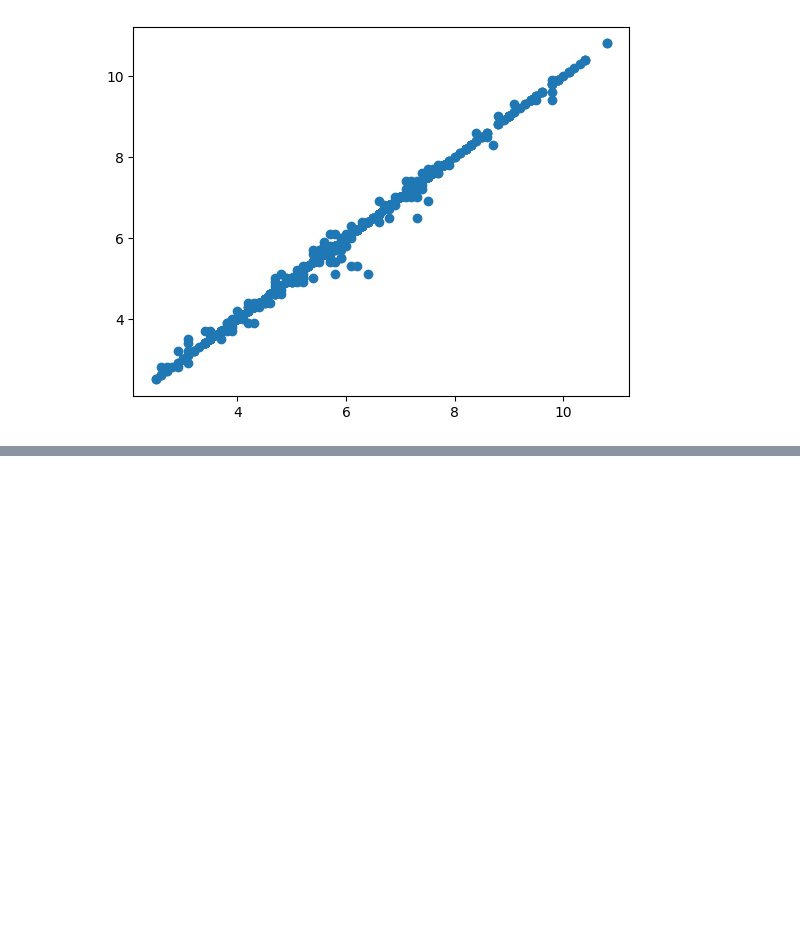
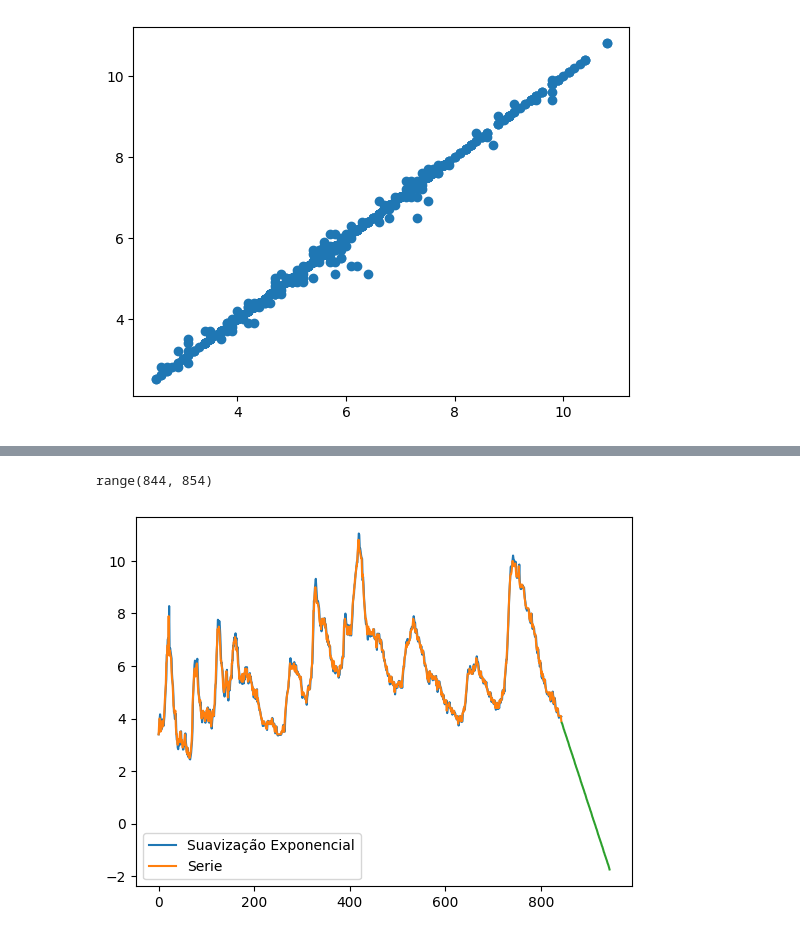
Before and after one commit to kaladabrio2020/livro-analise-pratica-series-temporais, a Jupyter notebook: capitulo 2 - encontrando dados e usando o data wrangling com séries temporais/capitulo_2_python_dados.ipynb, the cells around one changed output, grey strips where cells are left out. Drawn from its saved outputs; the diff is of its cells as text; code cells hidden in the pictures; blank space fills up the shorter version.

```diff
--- a/capitulo 2 - encontrando dados e usando o data wrangling com séries temporais/capitulo_2_python_dados.ipynb
+++ b/capitulo 2 - encontrando dados e usando o data wrangling com séries temporais/capitulo_2_python_dados.ipynb
@@ -38,0 +43,3 @@ plt.scatter(unrate['UNRATE'], unrate['UNRATE_NA_FF'])
+# %%
+suav  = ExponentialSmoothing(endog=unrate['UNRATE'], trend='add', seasonal='add', seasonal_periods=12).fit()
+suav.summary()
@@ -38,0 +72,14 @@ plt.scatter(unrate['UNRATE'], unrate['UNRATE_NA_FF'])
+# %%
+pred = suav.predict(suav.model.nobs, suav.model.nobs + 100)
+# %%
+range(len(unrate), len(unrate)+10)
+# %% [output]
+range(844, 854)
+# %%
+plt.plot(suav.fittedvalues, label='Suavização Exponencial')
+plt.plot(unrate['UNRATE'], label='Serie')
+plt.plot(range(len(suav.fittedvalues), len(suav.fittedvalues)+len(pred)) , pred)
+plt.legend()
+plt.show()
+# %% [output]
+[figure, added]
```
Also changed, not shown: parts of 4 cells of this notebook, 9 other files.
